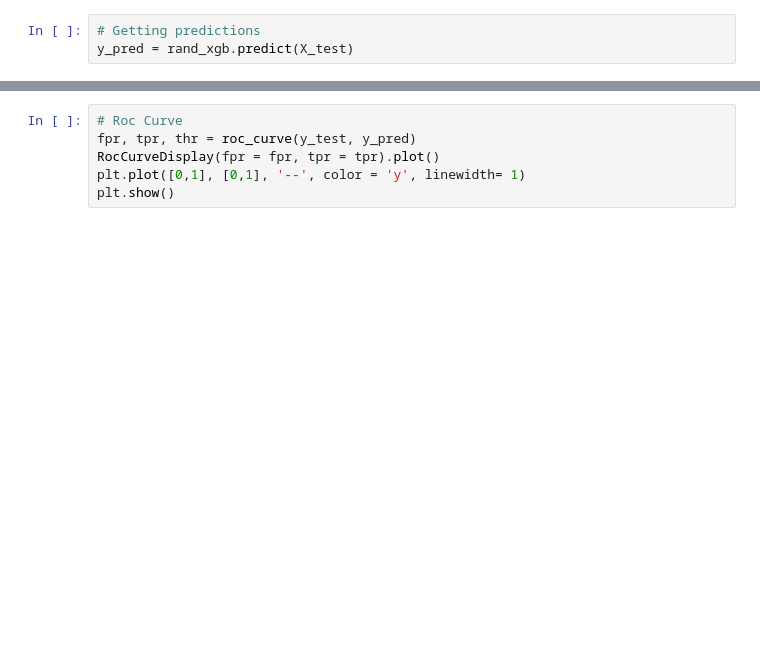
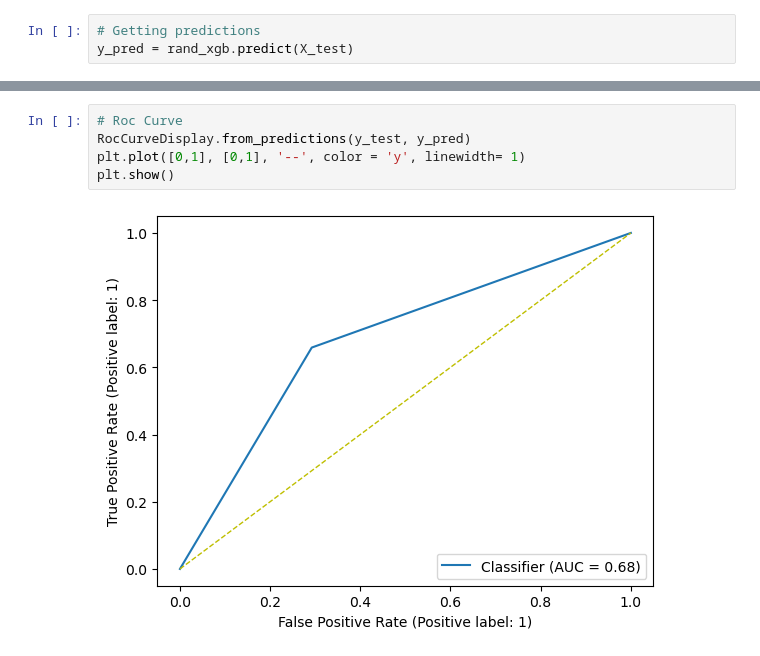
Before and after one commit to GuilhermeCLN/loan-default-prediction, a Jupyter notebook: notebook_ML.ipynb, the cells around one changed output, grey strips where cells are left out. Drawn from its saved outputs; the diff is of its cells as text; blank space fills up the shorter version.

```diff
--- a/notebook_ML.ipynb
+++ b/notebook_ML.ipynb
@@ -100,6 +141,7 @@ print(f"Best Score: {rand_xgb.best_score_:.2g}")
 # %%
 # Roc Curve
-fpr, tpr, thr = roc_curve(y_test, y_pred)
-RocCurveDisplay(fpr = fpr, tpr = tpr).plot()
+RocCurveDisplay.from_predictions(y_test, y_pred)
 plt.plot([0,1], [0,1], '--', color = 'y', linewidth= 1)
 plt.show()
+# %% [output]
+[figure, added]
```
Also changed, not shown: parts of 5 cells of this notebook.
